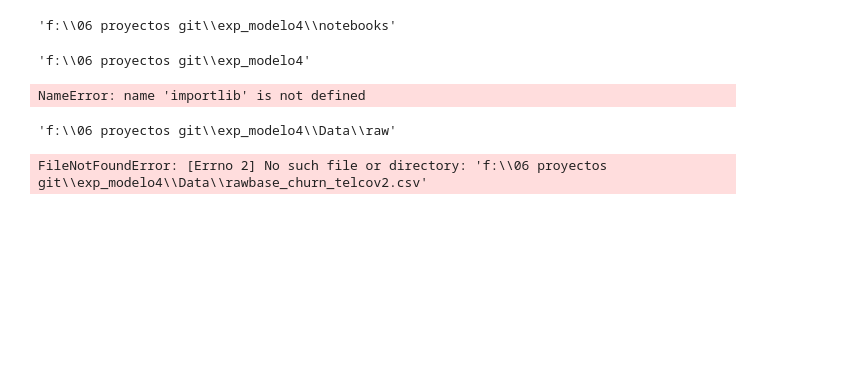
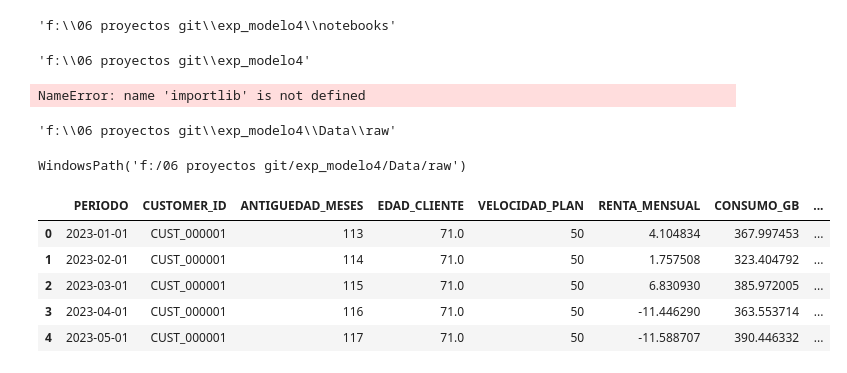
Before and after one commit to dricardopc/exp_modelo4, a Jupyter notebook: notebooks/02 EDA.ipynb, the cells around one changed output. Saved outputs shown, nothing was run; the diff lists cells and outputs as text; code cells hidden in the pictures; blank space fills up the shorter version.

```diff
--- a/notebooks/02 EDA.ipynb
+++ b/notebooks/02 EDA.ipynb
@@ -69,15 +69,7 @@ path_models=config['settings']['ruta_models']
 path_data_raw
 # %% [output]
 'f:\\06 proyectos git\\exp_modelo4\\Data\\raw'
-# %%
-from pathlib import Path
-import pandas as pd
-
-archivo = Path(path_data_raw) / "base_churn_telcov2.csv"
-
-print("Ruta del archivo:", archivo)
-print("Existe:", archivo.exists())
-
-df = pd.read_csv(archivo)
-# %% [output]
-FileNotFoundError: [Errno 2] No such file or directory: 'f:\\06 proyectos git\\exp_modelo4\\Data\\rawbase_churn_telcov2.csv'
+# %%
+Path(path_data_raw)
+# %% [output]
+WindowsPath('f:/06 proyectos git/exp_modelo4/Data/raw')
@@ -83,0 +81,9 @@ FileNotFoundError: [Errno 2] No such file or directory: 'f:\\06 proyectos git\\e
+# %%
+df.head(5)
+# %% [output]
+|  | PERIODO | CUSTOMER_ID | ANTIGUEDAD_MESES | EDAD_CLIENTE | VELOCIDAD_PLAN | RENTA_MENSUAL | CONSUMO_GB | ... |
+| 0 | 2023-01-01 | CUST_000001 | 113 | 71.0 | 50 | 4.104834 | 367.997453 | ... |
+| 1 | 2023-02-01 | CUST_000001 | 114 | 71.0 | 50 | 1.757508 | 323.404792 | ... |
+| 2 | 2023-03-01 | CUST_000001 | 115 | 71.0 | 50 | 6.830930 | 385.972005 | ... |
+| 3 | 2023-04-01 | CUST_000001 | 116 | 71.0 | 50 | -11.446290 | 363.553714 | ... |
+| 4 | 2023-05-01 | CUST_000001 | 117 | 71.0 | 50 | -11.588707 | 390.446332 | ... |
```
Also changed, not shown: parts of 9 cells of this notebook.
